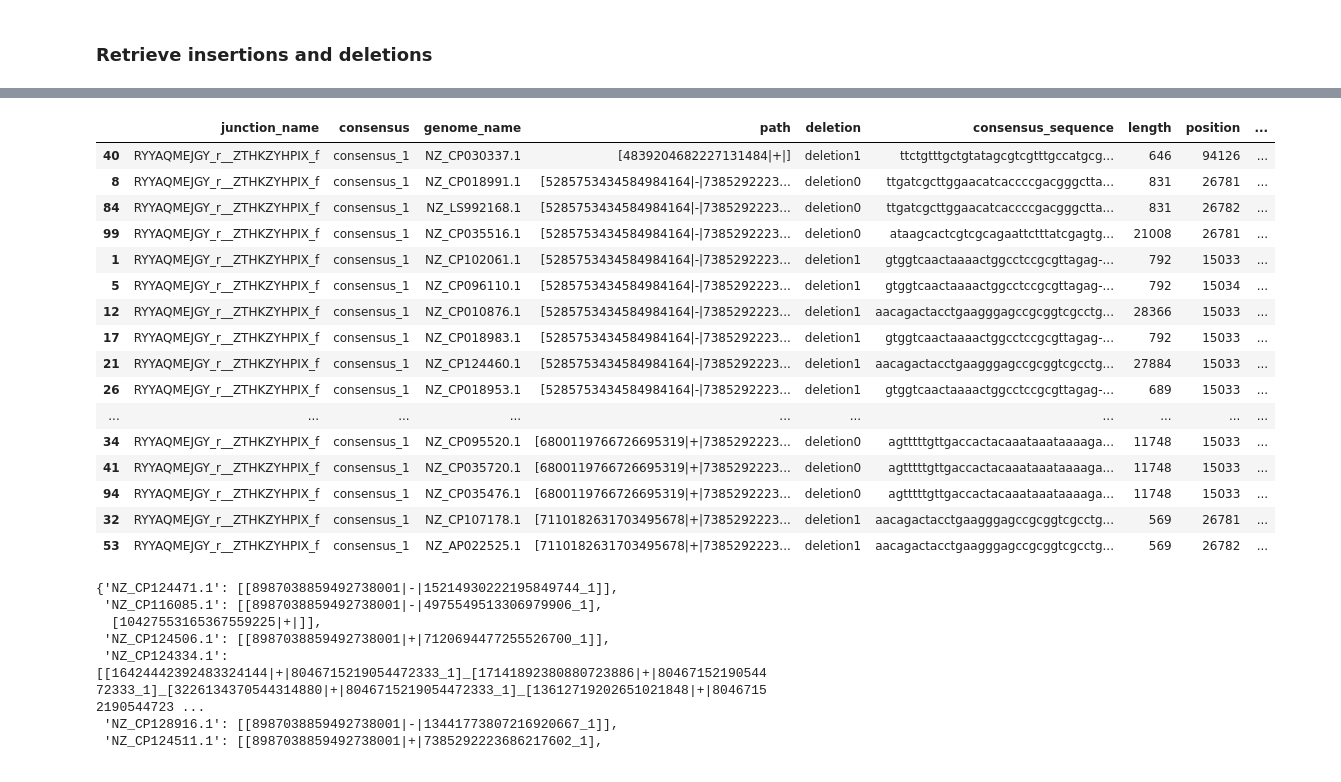
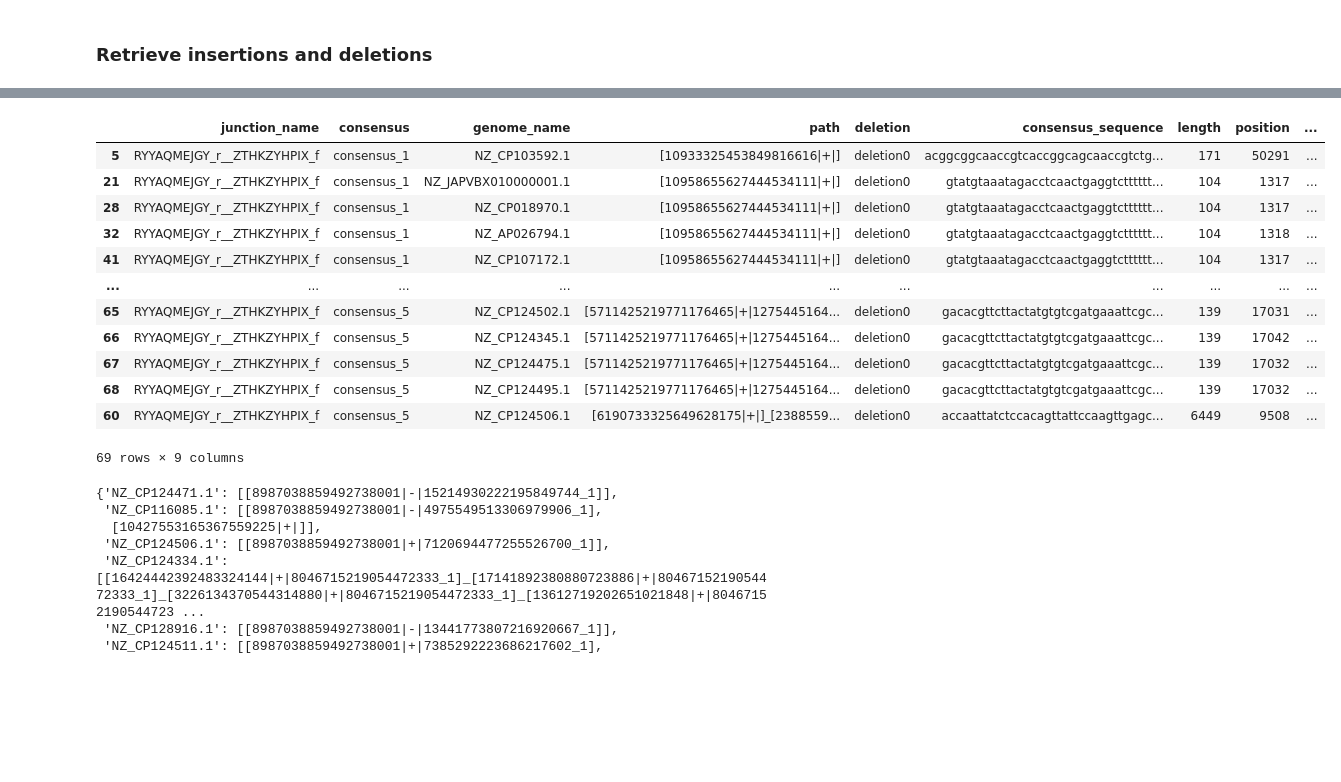
Before and after one commit to marie3003/junction_dataset, a Jupyter notebook: explore/analyze_junction_block_trees.ipynb, the cells around one changed output, grey strips where cells are left out. Saved outputs shown, nothing was run; the diff lists cells and outputs as text; code cells hidden in the pictures; blank space fills up the shorter version.

```diff
--- a/explore/analyze_junction_block_trees.ipynb
+++ b/explore/analyze_junction_block_trees.ipynb
@@ -253,25 +202,21 @@ load_all_inversions_summaries("../results/atb_lookup/inversions", example_juncti
 # %%
 # TODO: want quick method to quantify deletions without alignment
 # %%
-load_all_deletions_summaries("../results/atb_lookup/deletions", example_junction, save_df=True).sort_values(['consensus','path']).iloc[30:80]
+load_all_deletions_summaries("../results/atb_lookup/deletions", example_junction, save_df=True).sort_values(['consensus','path'])
 # %% [output]
 |  | junction_name | consensus | genome_name | path | deletion | consensus_sequence | length | position | ... |
-| 40 | RYYAQMEJGY_r__ZTHKZYHPIX_f | consensus_1 | NZ_CP030337.1 | [4839204682227131484|+|] | deletion1 | ttctgtttgctgtatagcgtcgtttgccatgcg... | 646 | 94126 | ... |
-| 8 | RYYAQMEJGY_r__ZTHKZYHPIX_f | consensus_1 | NZ_CP018991.1 | [5285753434584984164|-|7385292223... | deletion0 | ttgatcgcttggaacatcaccccgacgggctta... | 831 | 26781 | ... |
-| 84 | RYYAQMEJGY_r__ZTHKZYHPIX_f | consensus_1 | NZ_LS992168.1 | [5285753434584984164|-|7385292223... | deletion0 | ttgatcgcttggaacatcaccccgacgggctta... | 831 | 26782 | ... |
-| 99 | RYYAQMEJGY_r__ZTHKZYHPIX_f | consensus_1 | NZ_CP035516.1 | [5285753434584984164|-|7385292223... | deletion0 | ataagcactcgtcgcagaattctttatcgagtg... | 21008 | 26781 | ... |
-| 1 | RYYAQMEJGY_r__ZTHKZYHPIX_f | consensus_1 | NZ_CP102061.1 | [5285753434584984164|-|7385292223... | deletion1 | gtggtcaactaaaactggcctccgcgttagag-... | 792 | 15033 | ... |
-| 5 | RYYAQMEJGY_r__ZTHKZYHPIX_f | consensus_1 | NZ_CP096110.1 | [5285753434584984164|-|7385292223... | deletion1 | gtggtcaactaaaactggcctccgcgttagag-... | 792 | 15034 | ... |
-| 12 | RYYAQMEJGY_r__ZTHKZYHPIX_f | consensus_1 | NZ_CP010876.1 | [5285753434584984164|-|7385292223... | deletion1 | aacagactacctgaagggagccgcggtcgcctg... | 28366 | 15033 | ... |
-| 17 | RYYAQMEJGY_r__ZTHKZYHPIX_f | consensus_1 | NZ_CP018983.1 | [5285753434584984164|-|7385292223... | deletion1 | gtggtcaactaaaactggcctccgcgttagag-... | 792 | 15033 | ... |
-| 21 | RYYAQMEJGY_r__ZTHKZYHPIX_f | consensus_1 | NZ_CP124460.1 | [5285753434584984164|-|7385292223... | deletion1 | aacagactacctgaagggagccgcggtcgcctg... | 27884 | 15033 | ... |
-| 26 | RYYAQMEJGY_r__ZTHKZYHPIX_f | consensus_1 | NZ_CP018953.1 | [5285753434584984164|-|7385292223... | deletion1 | gtggtcaactaaaactggcctccgcgttagag-... | 689 | 15033 | ... |
+| 5 | RYYAQMEJGY_r__ZTHKZYHPIX_f | consensus_1 | NZ_CP103592.1 | [10933325453849816616|+|] | deletion0 | acggcggcaaccgtcaccggcagcaaccgtctg... | 171 | 50291 | ... |
+| 21 | RYYAQMEJGY_r__ZTHKZYHPIX_f | consensus_1 | NZ_JAPVBX010000001.1 | [10958655627444534111|+|] | deletion0 | gtatgtaaatagacctcaactgaggtctttttt... | 104 | 1317 | ... |
+| 28 | RYYAQMEJGY_r__ZTHKZYHPIX_f | consensus_1 | NZ_CP018970.1 | [10958655627444534111|+|] | deletion0 | gtatgtaaatagacctcaactgaggtctttttt... | 104 | 1317 | ... |
+| 32 | RYYAQMEJGY_r__ZTHKZYHPIX_f | consensus_1 | NZ_AP026794.1 | [10958655627444534111|+|] | deletion0 | gtatgtaaatagacctcaactgaggtctttttt... | 104 | 1318 | ... |
+| 41 | RYYAQMEJGY_r__ZTHKZYHPIX_f | consensus_1 | NZ_CP107172.1 | [10958655627444534111|+|] | deletion0 | gtatgtaaatagacctcaactgaggtctttttt... | 104 | 1317 | ... |
 | ... | ... | ... | ... | ... | ... | ... | ... | ... | ... |
-| 34 | RYYAQMEJGY_r__ZTHKZYHPIX_f | consensus_1 | NZ_CP095520.1 | [6800119766726695319|+|7385292223... | deletion0 | agtttttgttgaccactacaaataaataaaaga... | 11748 | 15033 | ... |
-| 41 | RYYAQMEJGY_r__ZTHKZYHPIX_f | consensus_1 | NZ_CP035720.1 | [6800119766726695319|+|7385292223... | deletion0 | agtttttgttgaccactacaaataaataaaaga... | 11748 | 15033 | ... |
-| 94 | RYYAQMEJGY_r__ZTHKZYHPIX_f | consensus_1 | NZ_CP035476.1 | [6800119766726695319|+|7385292223... | deletion0 | agtttttgttgaccactacaaataaataaaaga... | 11748 | 15033 | ... |
-| 32 | RYYAQMEJGY_r__ZTHKZYHPIX_f | consensus_1 | NZ_CP107178.1 | [7110182631703495678|+|7385292223... | deletion1 | aacagactacctgaagggagccgcggtcgcctg... | 569 | 26781 | ... |
-| 53 | RYYAQMEJGY_r__ZTHKZYHPIX_f | consensus_1 | NZ_AP022525.1 | [7110182631703495678|+|7385292223... | deletion1 | aacagactacctgaagggagccgcggtcgcctg... | 569 | 26782 | ... |
+| 65 | RYYAQMEJGY_r__ZTHKZYHPIX_f | consensus_5 | NZ_CP124502.1 | [5711425219771176465|+|1275445164... | deletion0 | gacacgttcttactatgtgtcgatgaaattcgc... | 139 | 17031 | ... |
+| 66 | RYYAQMEJGY_r__ZTHKZYHPIX_f | consensus_5 | NZ_CP124345.1 | [5711425219771176465|+|1275445164... | deletion0 | gacacgttcttactatgtgtcgatgaaattcgc... | 139 | 17042 | ... |
+| 67 | RYYAQMEJGY_r__ZTHKZYHPIX_f | consensus_5 | NZ_CP124475.1 | [5711425219771176465|+|1275445164... | deletion0 | gacacgttcttactatgtgtcgatgaaattcgc... | 139 | 17032 | ... |
+| 68 | RYYAQMEJGY_r__ZTHKZYHPIX_f | consensus_5 | NZ_CP124495.1 | [5711425219771176465|+|1275445164... | deletion0 | gacacgttcttactatgtgtcgatgaaattcgc... | 139 | 17032 | ... |
+| 60 | RYYAQMEJGY_r__ZTHKZYHPIX_f | consensus_5 | NZ_CP124506.1 | [6190733325649628175|+|]_[2388559... | deletion0 | accaattatctccacagttattccaagttgagc... | 6449 | 9508 | ... |
+69 rows × 9 columns
 # %%
 insertions
 # %% [output]
```
Also changed, not shown: parts of 20 cells of this notebook, 7 other files.
